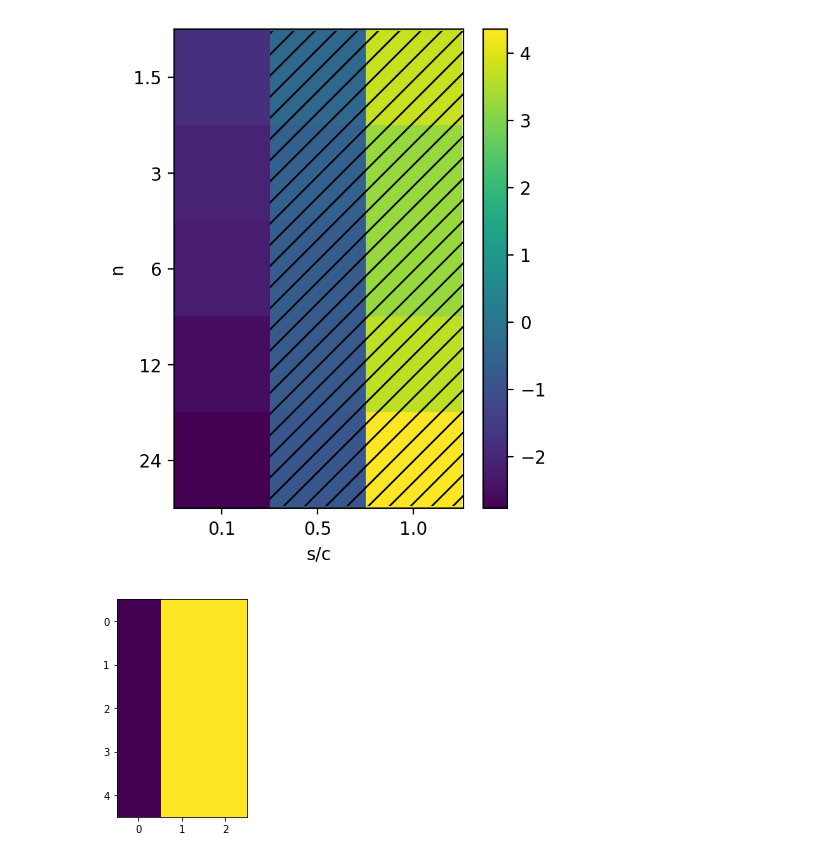
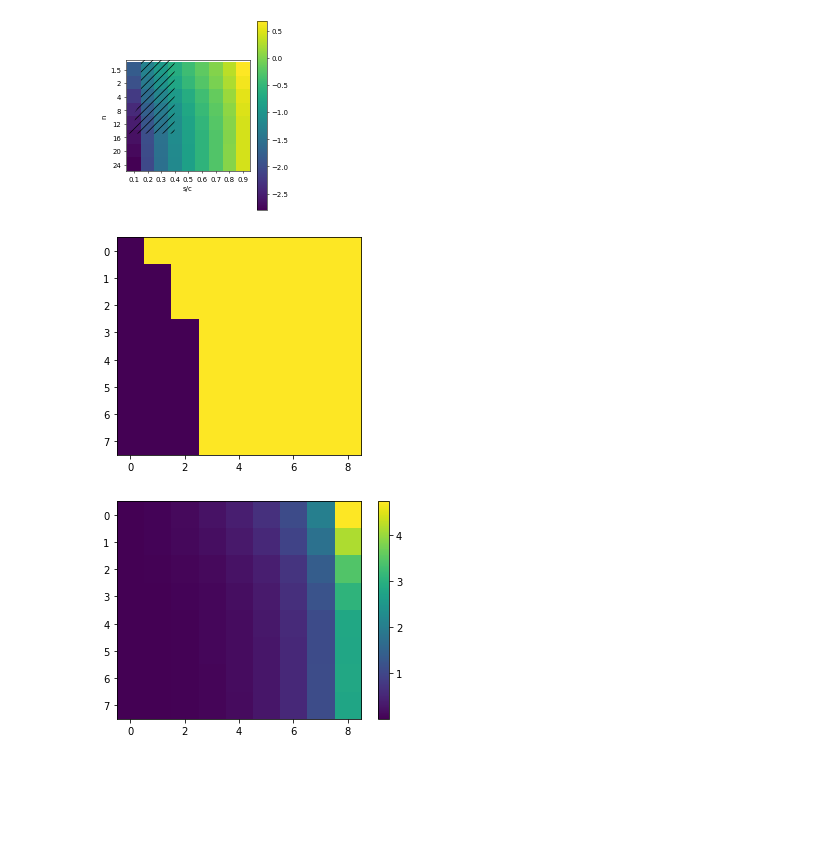
Before and after one commit to calvinmccarter/grabby_aliens, a Jupyter notebook: experiments/plotS1.ipynb, the cells around one changed output. Cells and saved outputs as stored; diff of their text form; code cells hidden in the pictures; blank space fills up the shorter version.

Commit message:
galaxy plot

```diff
--- a/experiments/plotS1.ipynb
+++ b/experiments/plotS1.ipynb
@@ -8,14 +8,15 @@ import scipy.interpolate as spi
 # %%
 D = 3
 N = 1e8
-true_nlist = [1.5, 3, 6, 12, 24]
+true_nlist = [1.5, 2, 4, 8, 12, 16, 20, 24]
 m = 2/3
 nlist = [round(tnn/(1-m)-1, 4) for tnn in true_nlist]
 s = 1.0
 sclist = [0.1, 0.5, 1.0]
+sclist = [0.1, 0.2, 0.3, 0.4, 0.5, 0.6, 0.7, 0.8, 0.9]
 L = 1.0
-num_empty = 200
-res_dir = 'nsc-setisaturday-numempty200'
+num_empty = 0
+res_dir = 'nsc-finalgrid'
 randix = 0
 n_perms = 5
 # %%
@@ -28,28 +29,31 @@ for scix, sc in enumerate(sclist):
         for randix in range(0, n_perms):
             true_n = true_nlist[nix]
             fout = (
-                f"nsc-boundary/D={D}_n={float(n)}_N={N:.2e}_"
+                f"{res_dir}/D={D}_n={float(n)}_N={N:.2e}_"
                 f"s={s:.1f}_L={L:.1f}_c={c:.5e}_r={randix}"
             )
             res = pd.read_csv(fout+'.csv')
-            pctNumSeenZero_np[nix,scix, randix]  = ((res.NumberSeen == 0).sum()+1)/(res.shape[0]+2)
+            pctNumSeenZero_np[nix,scix, randix]  = ((res.NumberSeen == 0).sum()+0.01)/(res.shape[0]+0.02)
 likratio = np.mean(pctNumSeenZero_np, axis=2)/ (1-np.mean(pctNumSeenZero_np,axis=2))
 # %%
-fig = plt.figure(figsize=(4,5),dpi=200)
+fig = plt.figure(figsize=(4,5),dpi=50)
 plt.imshow(np.log10(likratio));
 #cont = plt.contour(nlist, sclist, np.log10(likratio), colors='k');
 plt.gca().set_yticks(list(range(len(nlist))))
 plt.gca().set_yticklabels(true_nlist)
 plt.gca().set_ylabel('n');
-plt.gca().set_xticks([0,1,2])
+plt.gca().set_xticks(list(range(len(sclist))))
 plt.gca().set_xticklabels(sclist)
 plt.gca().set_xlabel('s/c');
 plt.colorbar();
 plt.contourf(likratio > 0.05, 1, hatches=['', '//'], origin='upper', colors='red',extent=(-0.85, 3.2, -1.1, 5.1), alpha=0)
-fig.savefig('figures-friday/plotS1.png');
+#fig.savefig('figures-friday/plotS1.png');
+plt.figure();
+plt.imshow(likratio>0.05);
+plt.figure();
+plt.imshow(likratio);
+plt.colorbar();
 # %% [output]
-[figure, old version]
+[figure, new version]
+[figure, added]
+[figure, added]
-# %%
-plt.imshow(likratio>0.05);
-# %% [output]
-[figure, removed]
```
Also changed, not shown: parts of 5 cells of this notebook, 1 other file.
